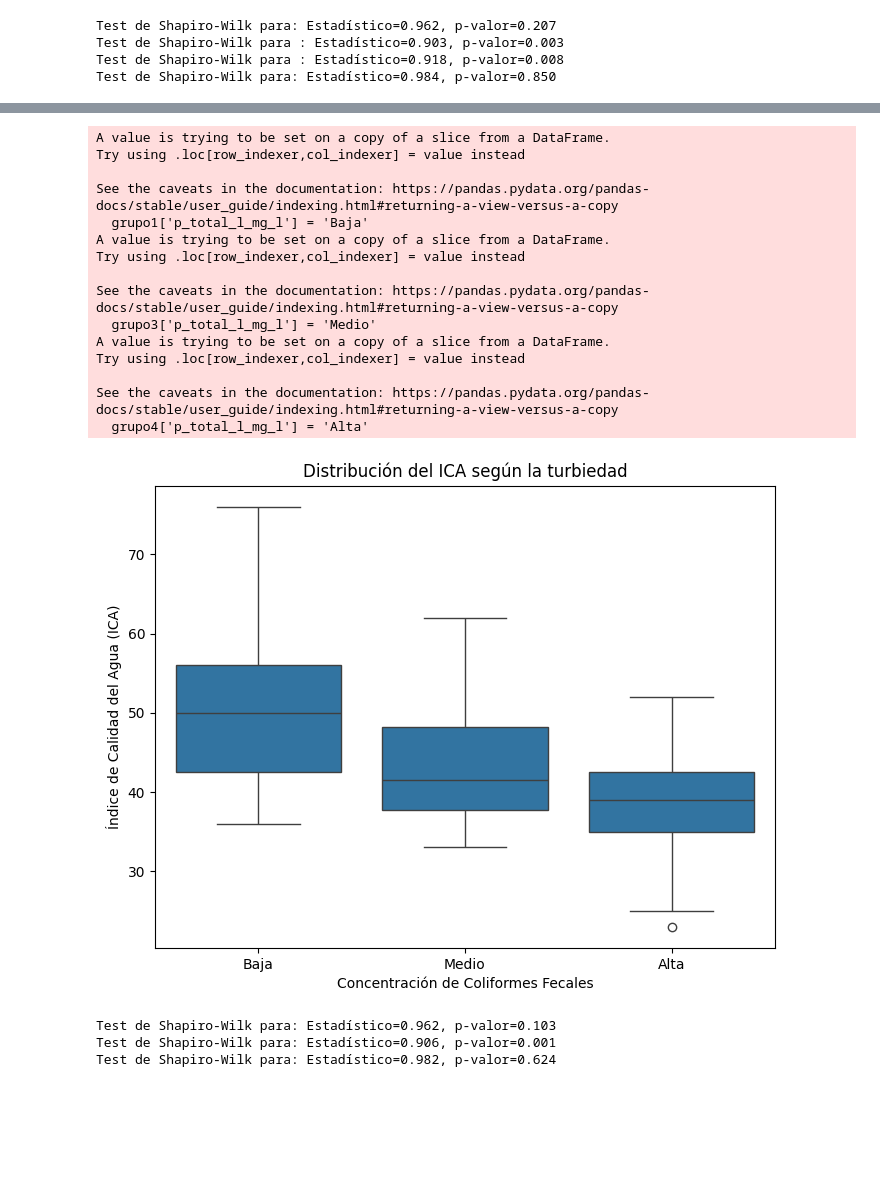
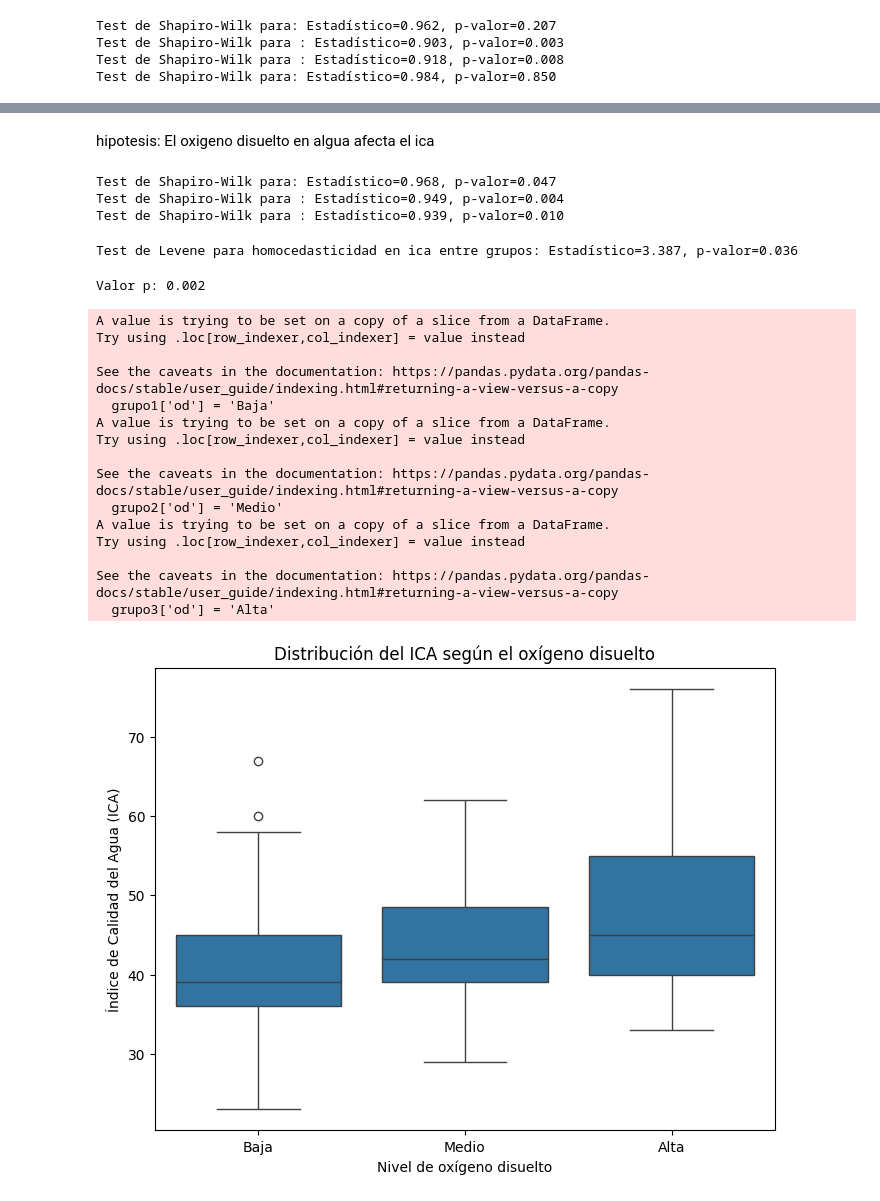
Before and after one commit to RamiroOrtiz02/PracticoEspecialGrupo14, a Jupyter notebook: codigo.ipynb, the cells around one changed output, grey strips where cells are left out. Drawn from its saved outputs; the diff is of its cells as text; code cells hidden in the pictures; blank space fills up the shorter version.

```diff
--- a/codigo.ipynb
+++ b/codigo.ipynb
@@ -716,54 +693,65 @@ Test de Shapiro-Wilk para: Estadístico=0.971, p-valor=0.072
+# %% [markdown]
+hipotesis: El oxigeno disuelto en algua afecta el ica
+# %%
+umbral1 = aguadataframe1['od'].quantile(0.33)
+umbral2 = aguadataframe1['od'].quantile(0.66)
+
+grupo1 = aguadataframe1[aguadataframe1['od'] <= umbral1]
+grupo2 = aguadataframe1[(aguadataframe1['od'] > umbral1) & (aguadataframe1['od'] <= umbral2)]
+grupo3 = aguadataframe1[aguadataframe1['od'] > umbral2]
+# %%
+stat, p = shapiro(grupo1['ica'])
+print(f"Test de Shapiro-Wilk para: Estadístico={stat:.3f}, p-valor={p:.3f}")
+stat, p = shapiro(grupo2['ica'])
+print(f"Test de Shapiro-Wilk para : Estadístico={stat:.3f}, p-valor={p:.3f}")
+stat, p = shapiro(grupo3['ica'])
+print(f"Test de Shapiro-Wilk para : Estadístico={stat:.3f}, p-valor={p:.3f}")
+# %% [output]
+Test de Shapiro-Wilk para: Estadístico=0.968, p-valor=0.047
+Test de Shapiro-Wilk para : Estadístico=0.949, p-valor=0.004
+Test de Shapiro-Wilk para : Estadístico=0.939, p-valor=0.010
+# %%
+stat, p = levene(grupo1['ica'], grupo2['ica'], grupo3['ica'])
+print(f"Test de Levene para homocedasticidad en ica entre grupos: Estadístico={stat:.3f}, p-valor={p:.3f}")
+# %% [output]
+Test de Levene para homocedasticidad en ica entre grupos: Estadístico=3.387, p-valor=0.036
+# %%
+stat, p = stats.kruskal(grupo1['ica'], grupo2['ica'], grupo3['ica'])
+print(f'Valor p: {p:.3f}')
+# %% [output]
+Valor p: 0.002
 # %%
-umbral1 = aguadataframe1['p_total_l_mg_l'].quantile(0.33)
-umbral2 = aguadataframe1['p_total_l_mg_l'].quantile(0.66)
-
-
-# Filtrar los grupos según los umbrales definidos
-grupo1 = aguadataframe1[aguadataframe1['p_total_l_mg_l'] <= umbral1]
-grupo3 = aguadataframe1[(aguadataframe1['p_total_l_mg_l'] > umbral1) & (aguadataframe1['p_total_l_mg_l'] <= umbral2)]
-grupo4 = aguadataframe1[aguadataframe1['p_total_l_mg_l'] > umbral2]
-
-grupo1['p_total_l_mg_l'] = 'Baja'
-grupo3['p_total_l_mg_l'] = 'Medio'
-grupo4['p_total_l_mg_l'] = 'Alta'
+grupo1['od'] = 'Baja'
+grupo2['od'] = 'Medio'
+grupo3['od'] = 'Alta'
 
 # Concatenar los dos grupos en un solo DataFrame para facilitar el graficado
-df_concentracion = pd.concat([grupo1,grupo3,grupo4])
+df_concentracion = pd.concat([grupo1, grupo2,grupo3])
 
 # Crear el boxplot
 plt.figure(figsize=(8, 6))
-sns.boxplot(data=df_concentracion, x='p_total_l_mg_l', y='ica')
-plt.title('Distribución del ICA según la turbiedad')
-plt.xlabel('Concentración de Coliformes Fecales')
+sns.boxplot(data=df_concentracion, x='od', y='ica')
+plt.title('Distribución del ICA según el oxígeno disuelto')
+plt.xlabel('Nivel de oxígeno disuelto')
 plt.ylabel('Índice de Calidad del Agua (ICA)')
 plt.show()
-
-stat, p = shapiro(grupo1['ica'])
-print(f"Test de Shapiro-Wilk para: Estadístico={stat:.3f}, p-valor={p:.3f}")
-stat, p = shapiro(grupo3['ica'])
-print(f"Test de Shapiro-Wilk para: Estadístico={stat:.3f}, p-valor={p:.3f}")
-stat, p = shapiro(grupo4['ica'])
-print(f"Test de Shapiro-Wilk para: Estadístico={stat:.3f}, p-valor={p:.3f}")
 # %% [output]
 A value is trying to be set on a copy of a slice from a DataFrame.
 Try using .loc[row_indexer,col_indexer] = value instead
 
 See the caveats in the documentation: https://pandas.pydata.org/pandas-docs/stable/user_guide/indexing.html#returning-a-view-versus-a-copy
-  grupo1['p_total_l_mg_l'] = 'Baja'
+  grupo1['od'] = 'Baja'
 A value is trying to be set on a copy of a slice from a DataFrame.
 Try using .loc[row_indexer,col_indexer] = value instead
 
 See the caveats in the documentation: https://pandas.pydata.org/pandas-docs/stable/user_guide/indexing.html#returning-a-view-versus-a-copy
-  grupo3['p_total_l_mg_l'] = 'Medio'
+  grupo2['od'] = 'Medio'
 A value is trying to be set on a copy of a slice from a DataFrame.
 Try using .loc[row_indexer,col_indexer] = value instead
 
 See the caveats in the documentation: https://pandas.pydata.org/pandas-docs/stable/user_guide/indexing.html#returning-a-view-versus-a-copy
-  grupo4['p_total_l_mg_l'] = 'Alta'
+  grupo3['od'] = 'Alta'
-[figure, old version]
+[figure, new version]
-Test de Shapiro-Wilk para: Estadístico=0.962, p-valor=0.103
-Test de Shapiro-Wilk para: Estadístico=0.906, p-valor=0.001
-Test de Shapiro-Wilk para: Estadístico=0.982, p-valor=0.624
 # %%
 # Separar la variable objetivo (MedHouseVal) de las variables predictoras
 #x = aguadataframe1.select_dtypes(include='number')
```
Also changed, not shown: parts of 14 cells of this notebook.
